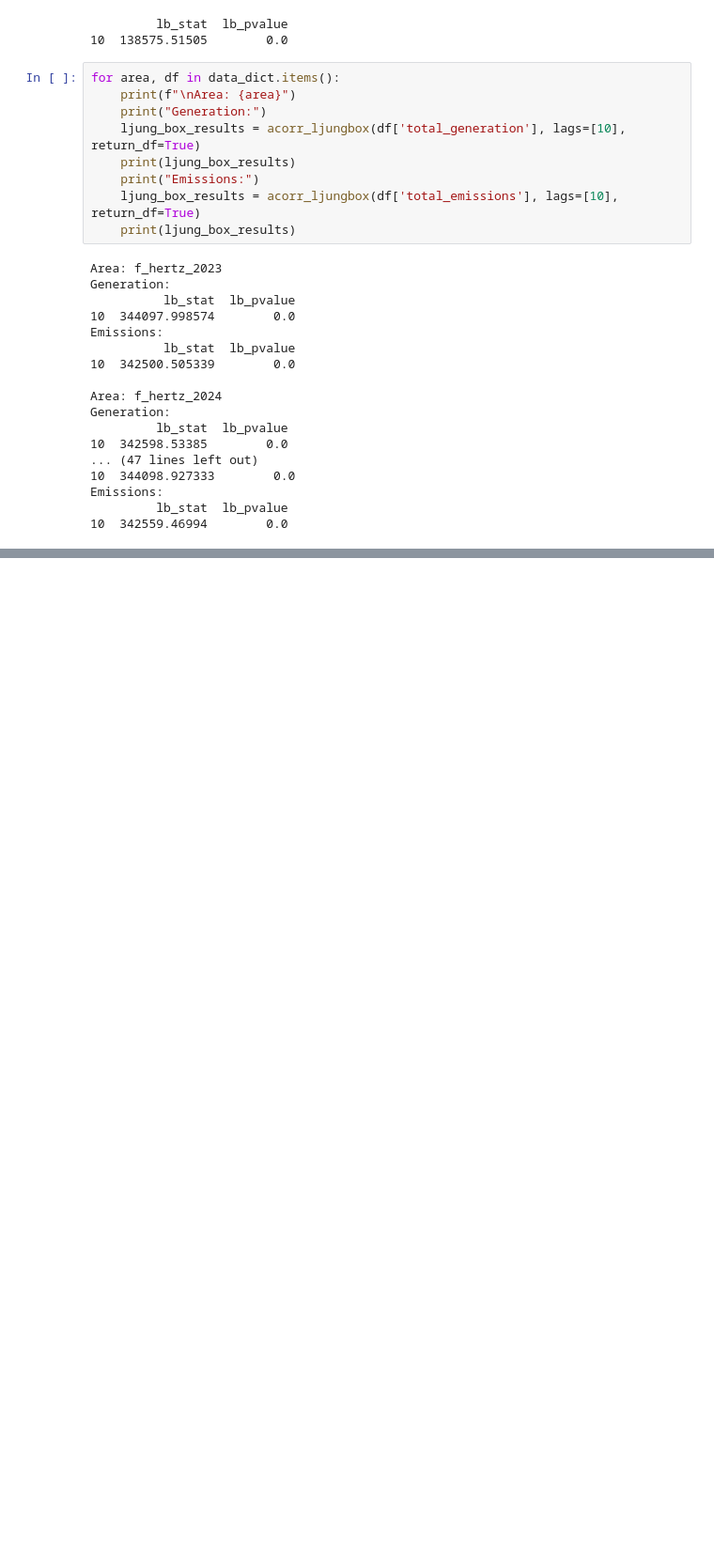
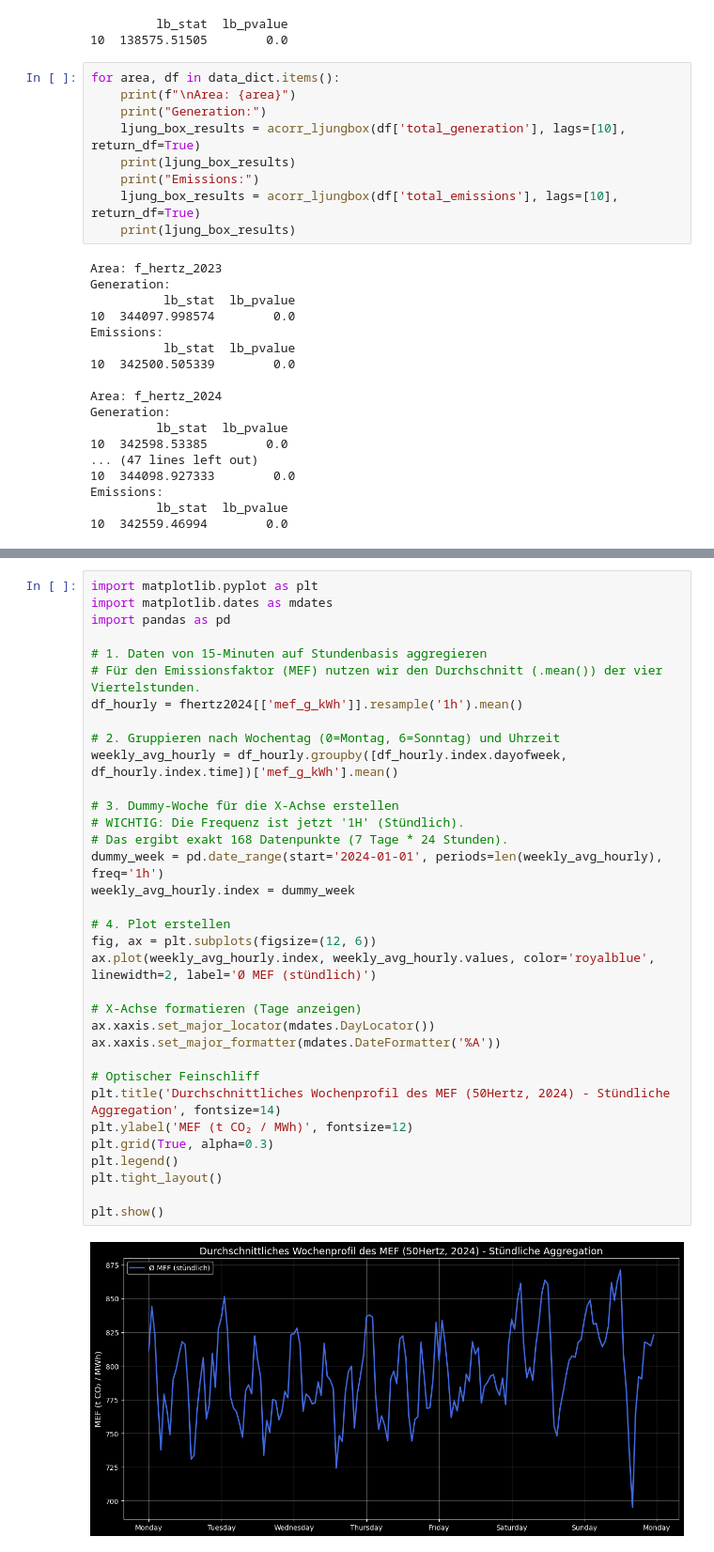
Before and after one commit to AK960/marginal-emissions-germany, a Jupyter notebook: notebooks/test_stationarity.ipynb, the cells around one changed output, grey strips where cells are left out. Shown at 94% size. Cells and saved outputs as stored; diff of their text form; blank space fills up the shorter version.

```diff
--- a/notebooks/test_stationarity.ipynb
+++ b/notebooks/test_stationarity.ipynb
@@ -115,0 +150,36 @@ Macht die Verwendung des AIC in meinem Fall Sinn, oder ist eine andere Methode z
+# %%
+import matplotlib.pyplot as plt
+import matplotlib.dates as mdates
+import pandas as pd
+
+# 1. Daten von 15-Minuten auf Stundenbasis aggregieren
+# Für den Emissionsfaktor (MEF) nutzen wir den Durchschnitt (.mean()) der vier Viertelstunden.
+df_hourly = fhertz2024[['mef_g_kWh']].resample('1h').mean()
+
+# 2. Gruppieren nach Wochentag (0=Montag, 6=Sonntag) und Uhrzeit
+weekly_avg_hourly = df_hourly.groupby([df_hourly.index.dayofweek, df_hourly.index.time])['mef_g_kWh'].mean()
+
+# 3. Dummy-Woche für die X-Achse erstellen
+# WICHTIG: Die Frequenz ist jetzt '1H' (Stündlich).
+# Das ergibt exakt 168 Datenpunkte (7 Tage * 24 Stunden).
+dummy_week = pd.date_range(start='2024-01-01', periods=len(weekly_avg_hourly), freq='1h')
+weekly_avg_hourly.index = dummy_week
+
+# 4. Plot erstellen
+fig, ax = plt.subplots(figsize=(12, 6))
+ax.plot(weekly_avg_hourly.index, weekly_avg_hourly.values, color='royalblue', linewidth=2, label='Ø MEF (stündlich)')
+
+# X-Achse formatieren (Tage anzeigen)
+ax.xaxis.set_major_locator(mdates.DayLocator())
+ax.xaxis.set_major_formatter(mdates.DateFormatter('%A'))
+
+# Optischer Feinschliff
+plt.title('Durchschnittliches Wochenprofil des MEF (50Hertz, 2024) - Stündliche Aggregation', fontsize=14)
+plt.ylabel('MEF (t CO₂ / MWh)', fontsize=12)
+plt.grid(True, alpha=0.3)
+plt.legend()
+plt.tight_layout()
+
+plt.show()
+# %% [output]
+[figure, added]
```
Also changed, not shown: parts of 10 cells of this notebook, 9 other files.
